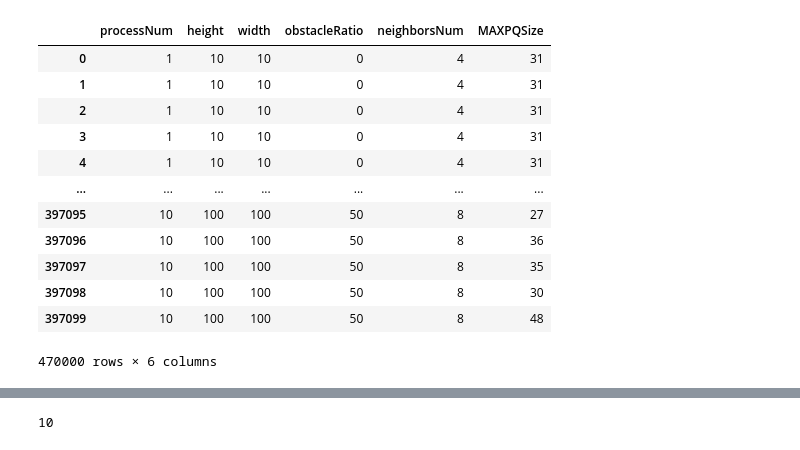
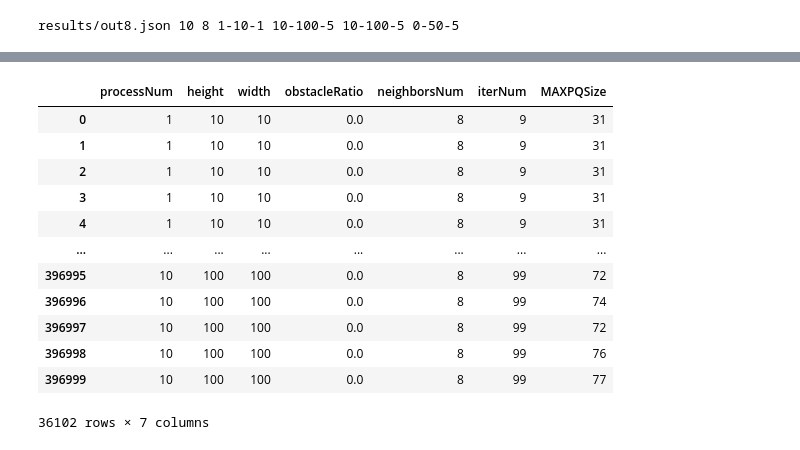
Before and after one commit to Mojashi/profile-HDAstar, a Jupyter notebook: analyze.ipynb, the cells around one changed output, grey strips where cells are left out. Cells and saved outputs as stored; diff of their text form; code cells hidden in the pictures.

```diff
--- a/analyze.ipynb
+++ b/analyze.ipynb
@@ -23,38 +1,8 @@ results/out8.json 10 8 1-10-1 10-100-5 10-100-5 0-50-5
-# %%
-from typing import List
-import json
-import numpy as np
-import pandas as pd
-
-class Result:
-    processNum: int
-    height: int
-    width: int
-    obstacleRatio: int
-    PQSizePercentile: List[int]
-
-results = []
-for data in datas:
-    results.append(pd.DataFrame(data=list(
-        map(lambda row: [row['processNum'],row['height'],row['width'],row['obstacleRatio'],row['neighborsNum'],row['PQSizePercentile'][99]],
-        np.array(data))
-    ), columns=['processNum','height','width','obstacleRatio','neighborsNum', 'MAXPQSize']))
-
-results = pd.concat(results, axis=0)
-results
-# %% [output]
-|  | processNum | height | width | obstacleRatio | neighborsNum | MAXPQSize |
-| 0 | 1 | 10 | 10 | 0 | 4 | 31 |
-| 1 | 1 | 10 | 10 | 0 | 4 | 31 |
-| 2 | 1 | 10 | 10 | 0 | 4 | 31 |
-| 3 | 1 | 10 | 10 | 0 | 4 | 31 |
-| 4 | 1 | 10 | 10 | 0 | 4 | 31 |
-| ... | ... | ... | ... | ... | ... | ... |
-| 397095 | 10 | 100 | 100 | 50 | 8 | 27 |
-| 397096 | 10 | 100 | 100 | 50 | 8 | 36 |
-| 397097 | 10 | 100 | 100 | 50 | 8 | 35 |
-| 397098 | 10 | 100 | 100 | 50 | 8 | 30 |
-| 397099 | 10 | 100 | 100 | 50 | 8 | 48 |
-470000 rows × 6 columns
+# %%
+import util
+import numpy as np
+results = util.calcResults( ["results/out8.json"], True)
+# %% [output]
+results/out8.json 10 8 1-10-1 10-100-5 10-100-5 0-50-5
 # %%
 %matplotlib widget
@@ -74,8 +26,20 @@ ax.scatter3D(xs=target['height'], ys=target['width'] ,zs=target['MAXPQSize'], c=
 # %% [output]
 <mpl_toolkits.mplot3d.art3d.Path3DCollection at 0x...>
 [interactive output not drawn]
-# %%
-results['height'].min()
-# %% [output]
-10
+# %%
+results[(results['neighborsNum']==8) & (results["obstacleRatio"]==0)]
+# %% [output]
+|  | processNum | height | width | obstacleRatio | neighborsNum | iterNum | MAXPQSize |
+| 0 | 1 | 10 | 10 | 0.0 | 8 | 9 | 31 |
+| 1 | 1 | 10 | 10 | 0.0 | 8 | 9 | 31 |
+| 2 | 1 | 10 | 10 | 0.0 | 8 | 9 | 31 |
+| 3 | 1 | 10 | 10 | 0.0 | 8 | 9 | 31 |
+| 4 | 1 | 10 | 10 | 0.0 | 8 | 9 | 31 |
+| ... | ... | ... | ... | ... | ... | ... | ... |
+| 396995 | 10 | 100 | 100 | 0.0 | 8 | 99 | 72 |
+| 396996 | 10 | 100 | 100 | 0.0 | 8 | 99 | 74 |
+| 396997 | 10 | 100 | 100 | 0.0 | 8 | 99 | 72 |
+| 396998 | 10 | 100 | 100 | 0.0 | 8 | 99 | 76 |
+| 396999 | 10 | 100 | 100 | 0.0 | 8 | 99 | 77 |
+36102 rows × 7 columns
 # %%
```
Also changed, not shown: parts of 4 cells of this notebook, 6 other files.
